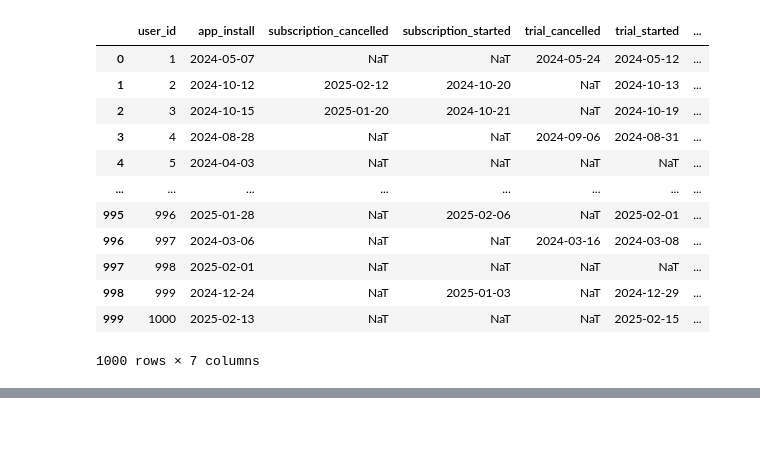
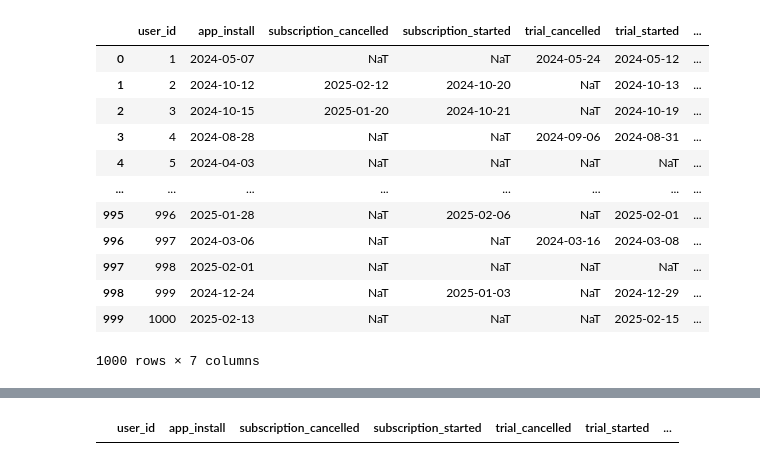
Before and after one commit to euphratesk/cornP, a Jupyter notebook: Case-Study PapCorns.ipynb, the cells around one changed output, grey strips where cells are left out. Saved outputs shown, nothing was run; the diff lists cells and outputs as text; code cells hidden in the pictures; blank space fills up the shorter version.

```diff
--- a/Case-Study PapCorns.ipynb
+++ b/Case-Study PapCorns.ipynb
@@ -650,0 +681,2 @@ df_final
+# %%
+df_final =  pd.merge(df_final,users_df[['attribution_source','country']], left_on=df_final['user_id'],right_on =users_df['id'], how='inner').drop(columns=['key_0'])
@@ -650,0 +699,4 @@ df_final
+# %%
+df_final = df_final.drop(columns=['TDAYtrialStart_trialCancel'])
+# %%
+df_final['TDAY_appinstall_trialStart'] = (df_final['trial_started']-df_final['app_install']).dt.days
@@ -650,0 +719,6 @@ df_final
+# %%
+#Trial started yapmadan subscription yapan yok
+
+df_final[(df_final['trial_started'].isnull())&(df_final['subscription_started'].notna())]
+# %% [output]
+|  | user_id | app_install | subscription_cancelled | subscription_started | trial_cancelled | trial_started | ... |
```
Also changed, not shown: parts of 14 cells of this notebook.
